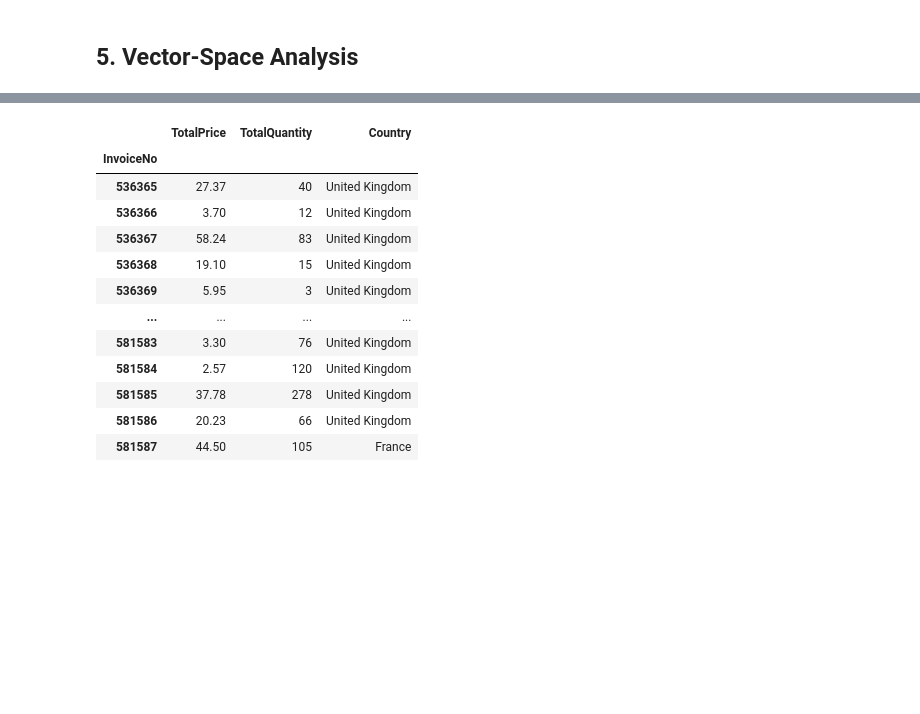
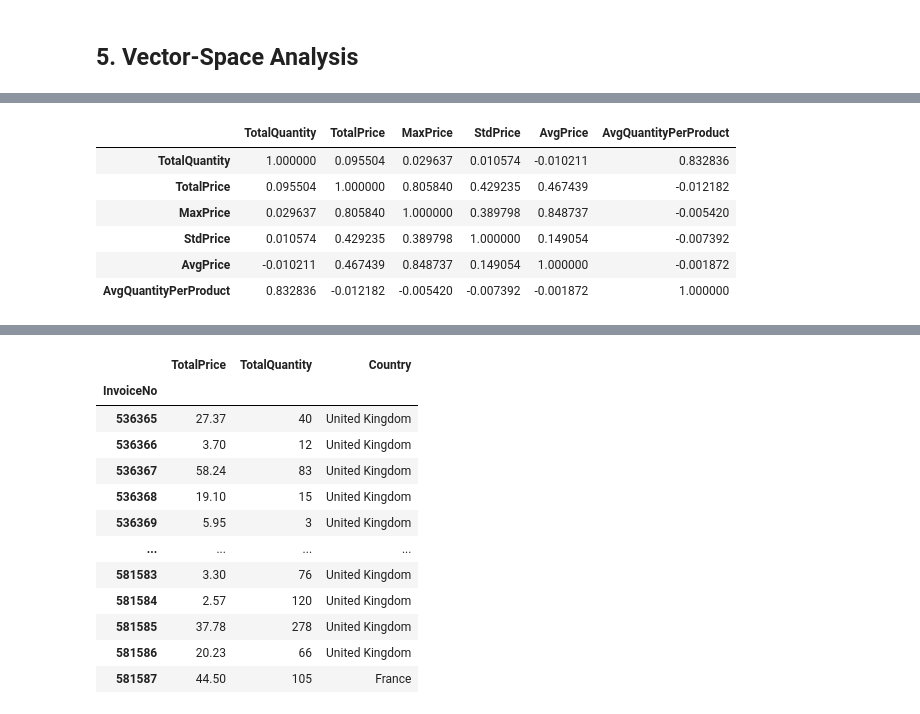
Before and after one commit to NouRALsaidD/data_mining_2026, a Jupyter notebook: data_mining_project_template.ipynb, the cells around one changed output, grey strips where cells are left out. Saved outputs shown, nothing was run; the diff lists cells and outputs as text; code cells hidden in the pictures; blank space fills up the shorter version.

```diff
--- a/data_mining_project_template.ipynb
+++ b/data_mining_project_template.ipynb
@@ -503,0 +517,11 @@ invoice_features.head()
+# %%
+invoice_corr = invoice_features[["TotalQuantity", "TotalPrice", "MaxPrice", "StdPrice", "AvgPrice","AvgQuantityPerProduct"]].corr()
+invoice_corr
+# %% [output]
+|  | TotalQuantity | TotalPrice | MaxPrice | StdPrice | AvgPrice | AvgQuantityPerProduct |
+| TotalQuantity | 1.000000 | 0.095504 | 0.029637 | 0.010574 | -0.010211 | 0.832836 |
+| TotalPrice | 0.095504 | 1.000000 | 0.805840 | 0.429235 | 0.467439 | -0.012182 |
+| MaxPrice | 0.029637 | 0.805840 | 1.000000 | 0.389798 | 0.848737 | -0.005420 |
+| StdPrice | 0.010574 | 0.429235 | 0.389798 | 1.000000 | 0.149054 | -0.007392 |
+| AvgPrice | -0.010211 | 0.467439 | 0.848737 | 0.149054 | 1.000000 | -0.001872 |
+| AvgQuantityPerProduct | 0.832836 | -0.012182 | -0.005420 | -0.007392 | -0.001872 | 1.000000 |
```
Also changed, not shown: parts of 11 cells of this notebook.
